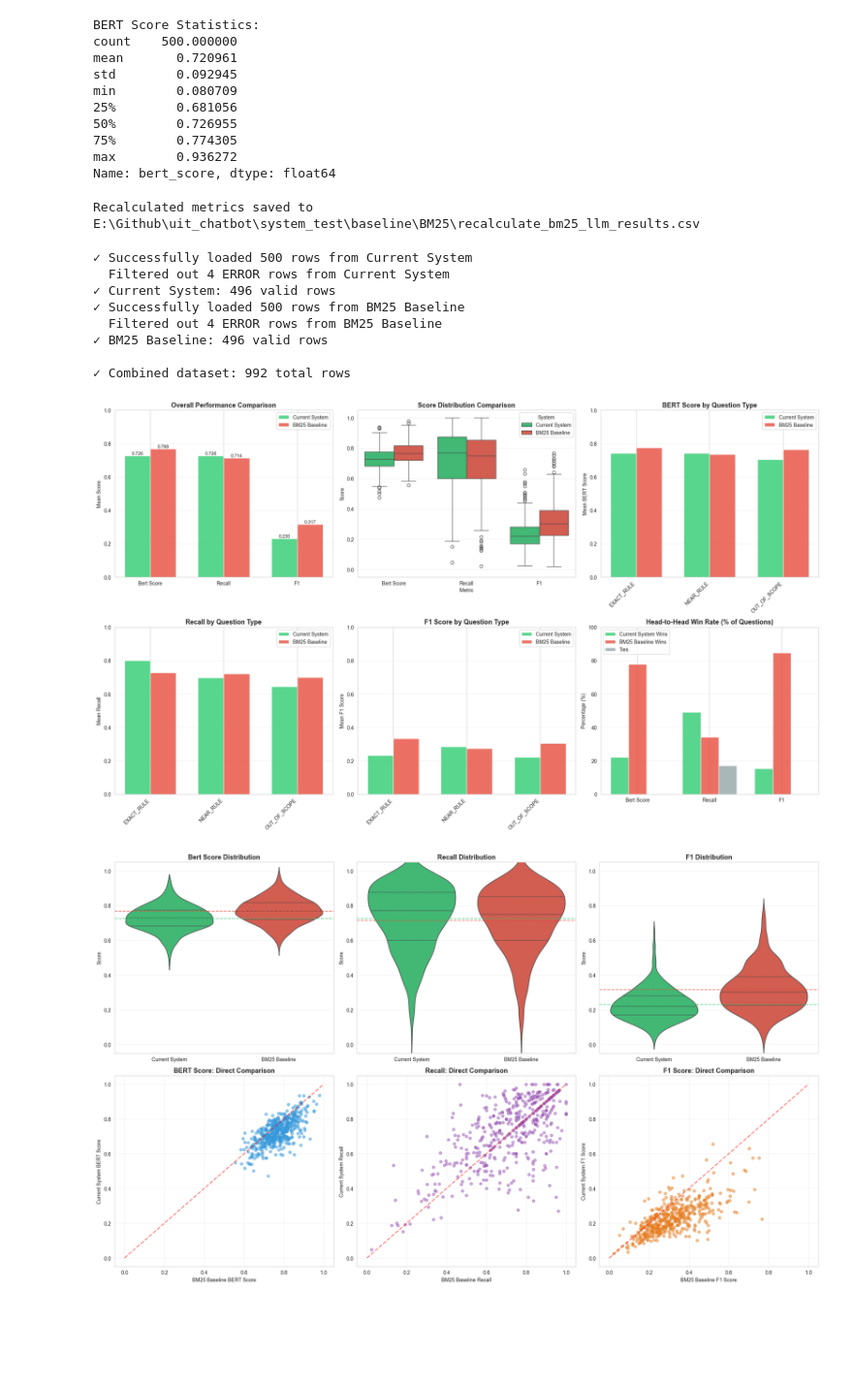
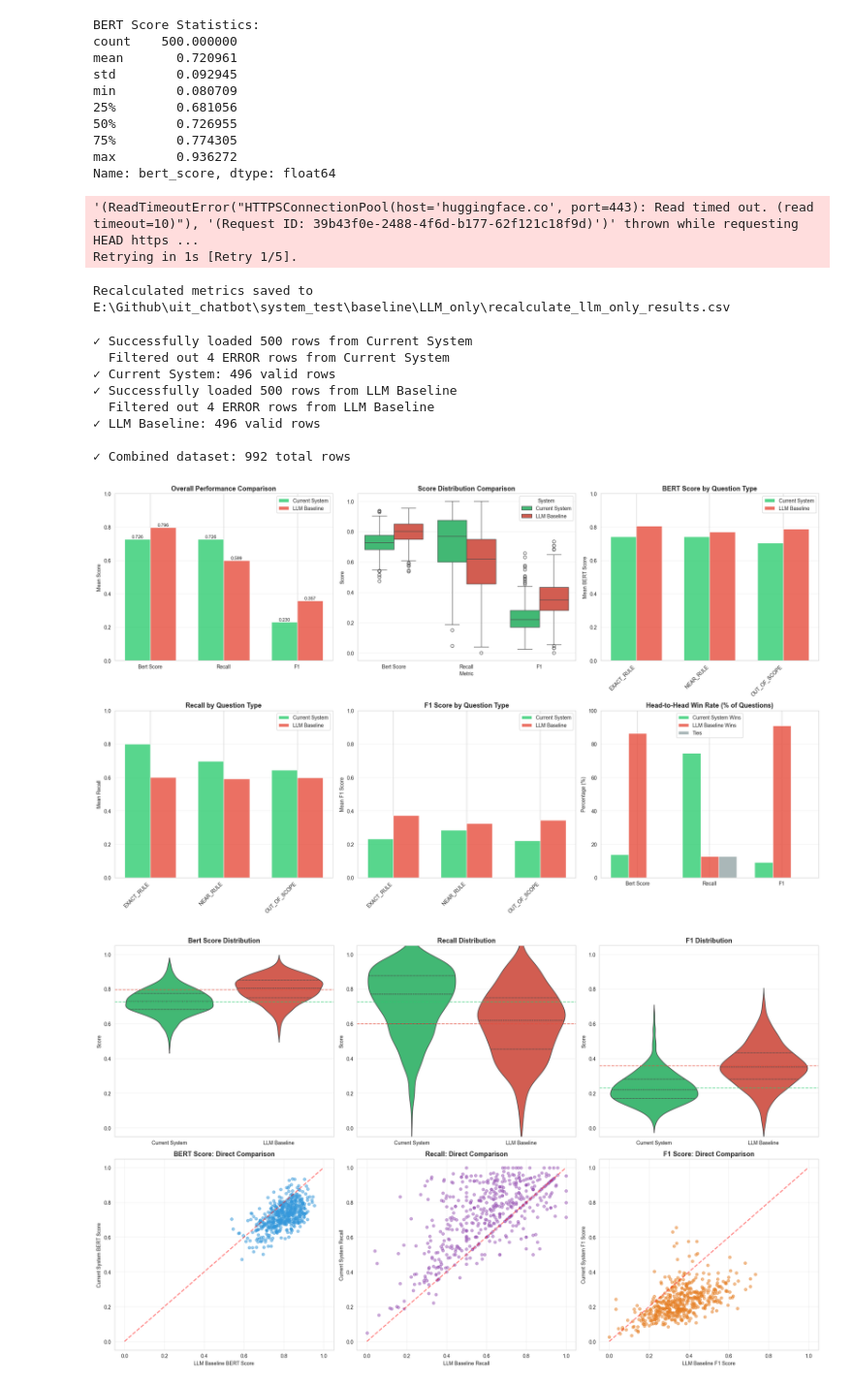
Before and after one commit to VoAnKhoi2005/uit_chatbot, a Jupyter notebook: system_test/test.ipynb, the cells around one changed output. Shown at 97% size. Saved outputs shown, nothing was run; the diff lists cells and outputs as text; code cells hidden in the pictures; blank space fills up the shorter version.

```diff
--- a/system_test/test.ipynb
+++ b/system_test/test.ipynb
@@ -113,8 +113,8 @@ Name: bert_score, dtype: float64
 import pandas as pd
 from sentence_transformers import SentenceTransformer, util
 
-INPUT_CSV = r"E:\Github\uit_chatbot\system_test\baseline\BM25\bm25_llm_results.csv"
-OUTPUT_CSV = r"E:\Github\uit_chatbot\system_test\baseline\BM25\recalculate_bm25_llm_results.csv"
+INPUT_CSV = r"E:\Github\uit_chatbot\system_test\baseline\LLM_only\llm_only_results.csv"
+OUTPUT_CSV = r"E:\Github\uit_chatbot\system_test\baseline\LLM_only\recalculate_llm_only_results.csv"
 
 # Load CSV
 df = pd.read_csv(INPUT_CSV, encoding='utf-8-sig')
@@ -177,7 +177,9 @@ df.to_csv(OUTPUT_CSV, index=False, encoding='utf-8-sig')
 
 print(f"Recalculated metrics saved to {OUTPUT_CSV}")
 # %% [output]
-Recalculated metrics saved to E:\Github\uit_chatbot\system_test\baseline\BM25\recalculate_bm25_llm_results.csv
+'(ReadTimeoutError("HTTPSConnectionPool(host='huggingface.co', port=443): Read timed out. (read timeout=10)"), '(Request ID: 39b43f0e-2488-4f6d-b177-62f121c18f9d)')' thrown while requesting HEAD https ...
+Retrying in 1s [Retry 1/5].
+Recalculated metrics saved to E:\Github\uit_chatbot\system_test\baseline\LLM_only\recalculate_llm_only_results.csv
 # %%
 import pandas as pd
 import matplotlib.pyplot as plt
@@ -195,7 +197,7 @@ plt.rcParams['font.size'] = 10
 
 # Load data with error handling
 SYSTEM1_CSV = r"E:\Github\uit_chatbot\system_test\recalculated_results.csv"
-SYSTEM2_CSV = r"E:\Github\uit_chatbot\system_test\baseline\BM25\recalculate_bm25_llm_results.csv"
+SYSTEM2_CSV = r"E:\Github\uit_chatbot\system_test\baseline\LLM_only\recalculate_llm_only_results.csv"
 
 def load_and_clean_data(filepath, system_name):
     """Load and clean data for a system"""
@@ -235,7 +237,7 @@ def load_and_clean_data(filepath, system_name):
 
 # Load both systems
 df_system1 = load_and_clean_data(SYSTEM1_CSV, "Current System")
-df_system2 = load_and_clean_data(SYSTEM2_CSV, "BM25 Baseline")
+df_system2 = load_and_clean_data(SYSTEM2_CSV, "LLM Baseline")
 
 # Combine data
 df_combined = pd.concat([df_system1, df_system2], ignore_index=True)
@@ -256,8 +258,8 @@ width = 0.35
 
 bars1 = ax1.bar(x - width/2, overall_means.loc['Current System'], width,
                 label='Current System', alpha=0.8, color='#2ecc71')
-bars2 = ax1.bar(x + width/2, overall_means.loc['BM25 Baseline'], width,
-                label='BM25 Baseline', alpha=0.8, color='#e74c3c')
+bars2 = ax1.bar(x + width/2, overall_means.loc['LLM Baseline'], width,
+                label='LLM Baseline', alpha=0.8, color='#e74c3c')
 
 # Add value labels on bars
 for bars in [bars1, bars2]:
@@ -280,7 +282,7 @@ metrics_melted = df_combined.melt(id_vars=['system'], value_vars=metrics,
                                    var_name='Metric', value_name='Score')
 metrics_melted = metrics_melted.dropna(subset=['Score'])
 sns.boxplot(data=metrics_melted, x='Metric', y='Score', hue='system', ax=ax2,
-            palette={'Current System': '#2ecc71', 'BM25 Baseline': '#e74c3c'})
+            palette={'Current System': '#2ecc71', 'LLM Baseline': '#e74c3c'})
 ax2.set_title('Score Distribution Comparison', fontweight='bold', fontsize=13)
 ax2.set_ylabel('Score')
 ax2.set_xlabel('Metric')
@@ -297,8 +299,8 @@ x = np.arange(len(question_types))
 width = 0.35
 bars1 = ax3.bar(x - width/2, bert_by_type['Current System'], width,
                 label='Current System', alpha=0.8, color='#2ecc71')
-bars2 = ax3.bar(x + width/2, bert_by_type['BM25 Baseline'], width,
-                label='BM25 Baseline', alpha=0.8, color='#e74c3c')
+bars2 = ax3.bar(x + width/2, bert_by_type['LLM Baseline'], width,
+                label='LLM Baseline', alpha=0.8, color='#e74c3c')
 ax3.set_ylabel('Mean BERT Score')
 ax3.set_title('BERT Score by Question Type', fontweight='bold', fontsize=13)
 ax3.set_xticks(x)
@@ -312,8 +314,8 @@ ax4 = plt.subplot(2, 3, 4)
 recall_by_type = df_combined.groupby(['question_type', 'system'])['recall'].mean().unstack()
 bars1 = ax4.bar(x - width/2, recall_by_type['Current System'], width,
                 label='Current System', alpha=0.8, color='#2ecc71')
-bars2 = ax4.bar(x + width/2, recall_by_type['BM25 Baseline'], width,
-                label='BM25 Baseline', alpha=0.8, color='#e74c3c')
+bars2 = ax4.bar(x + width/2, recall_by_type['LLM Baseline'], width,
+                label='LLM Baseline', alpha=0.8, color='#e74c3c')
 ax4.set_ylabel('Mean Recall')
 ax4.set_title('Recall by Question Type', fontweight='bold', fontsize=13)
 ax4.set_xticks(x)
@@ -327,8 +329,8 @@ ax5 = plt.subplot(2, 3, 5)
 f1_by_type = df_combined.groupby(['question_type', 'system'])['f1'].mean().unstack()
 bars1 = ax5.bar(x - width/2, f1_by_type['Current System'], width,
                 label='Current System', alpha=0.8, color='#2ecc71')
-bars2 = ax5.bar(x + width/2, f1_by_type['BM25 Baseline'], width,
-                label='BM25 Baseline', alpha=0.8, color='#e74c3c')
+bars2 = ax5.bar(x + width/2, f1_by_type['LLM Baseline'], width,
+                label='LLM Baseline', alpha=0.8, color='#e74c3c')
 ax5.set_ylabel('Mean F1 Score')
 ax5.set_title('F1 Score by Question Type', fontweight='bold', fontsize=13)
 ax5.set_xticks(x)
@@ -353,7 +355,7 @@ for metric in metrics:
     win_rates.append({
         'metric': metric,
         'Current System': s1_wins / total * 100,
-        'BM25 Baseline': s2_wins / total * 100,
+        'LLM Baseline': s2_wins / total * 100,
         'Ties': ties / total * 100
     })
 
@@ -362,7 +364,7 @@ x = np.arange(len(metrics))
 width = 0.25
 ax6.bar(x - width, win_df['Current System'], width, label='Current System Wins',
         alpha=0.8, color='#2ecc71')
-ax6.bar(x, win_df['BM25 Baseline'], width, label='BM25 Baseline Wins',
+ax6.bar(x, win_df['LLM Baseline'], width, label='LLM Baseline Wins',
         alpha=0.8, color='#e74c3c')
 ax6.bar(x + width, win_df['Ties'], width, label='Ties', alpha=0.8, color='#95a5a6')
 ax6.set_ylabel('Percentage (%)')
@@ -386,7 +388,7 @@ fig2 = plt.figure(figsize=(20, 12))
 for idx, metric in enumerate(metrics):
     ax = plt.subplot(2, 3, idx + 1)
     sns.violinplot(data=df_combined, x='system', y=metric, ax=ax,
-                   palette={'Current System': '#2ecc71', 'BM25 Baseline': '#e74c3c'},
+                   palette={'Current System': '#2ecc71', 'LLM Baseline': '#e74c3c'},
                    inner='quartile')
     ax.set_title(f'{metric.replace("_", " ").title()} Distribution',
                  fontweight='bold', fontsize=13)
@@ -396,7 +398,7 @@ for idx, metric in enumerate(metrics):
     ax.grid(axis='y', alpha=0.3)
 
     # Add mean lines
-    for system, color in [('Current System', '#2ecc71'), ('BM25 Baseline', '#e74c3c')]:
+    for system, color in [('Current System', '#2ecc71'), ('LLM Baseline', '#e74c3c')]:
         mean_val = df_combined[df_combined['system'] == system][metric].mean()
         ax.axhline(y=mean_val, color=color, linestyle='--', linewidth=1.5, alpha=0.7)
 
@@ -405,7 +407,7 @@ ax4 = plt.subplot(2, 3, 4)
 ax4.scatter(comparison['bert_score_s2'], comparison['bert_score_s1'],
            alpha=0.5, s=30, c='#3498db')
 ax4.plot([0, 1], [0, 1], 'r--', alpha=0.5, linewidth=2)
-ax4.set_xlabel('BM25 Baseline BERT Score')
+ax4.set_xlabel('LLM Baseline BERT Score')
 ax4.set_ylabel('Current System BERT Score')
 ax4.set_title('BERT Score: Direct Comparison', fontweight='bold', fontsize=13)
 ax4.grid(alpha=0.3)
@@ -416,7 +418,7 @@ ax5 = plt.subplot(2, 3, 5)
 ax5.scatter(comparison['recall_s2'], comparison['recall_s1'],
            alpha=0.5, s=30, c='#9b59b6')
 ax5.plot([0, 1], [0, 1], 'r--', alpha=0.5, linewidth=2)
-ax5.set_xlabel('BM25 Baseline Recall')
+ax5.set_xlabel('LLM Baseline Recall')
 ax5.set_ylabel('Current System Recall')
 ax5.set_title('Recall: Direct Comparison', fontweight='bold', fontsize=13)
 ax5.grid(alpha=0.3)
@@ -427,7 +429,7 @@ ax6 = plt.subplot(2, 3, 6)
 ax6.scatter(comparison['f1_s2'], comparison['f1_s1'],
            alpha=0.5, s=30, c='#e67e22')
 ax6.plot([0, 1], [0, 1], 'r--', alpha=0.5, linewidth=2)
-ax6.set_xlabel('BM25 Baseline F1 Score')
+ax6.set_xlabel('LLM Baseline F1 Score')
 ax6.set_ylabel('Current System F1 Score')
 ax6.set_title('F1 Score: Direct Comparison', fontweight='bold', fontsize=13)
 ax6.grid(alpha=0.3)
@@ -450,7 +452,7 @@ print("-" * 80)
 summary = df_combined.groupby('system')[metrics].agg(['mean', 'std', 'median'])
 print(summary.round(4))
 
-print("\n2. Performance Improvement (Current System vs BM25 Baseline):")
+print("\n2. Performance Improvement (Current System vs LLM Baseline):")
 print("-" * 80)
 improvements = {}
 for metric in metrics:
@@ -460,7 +462,7 @@ for metric in metrics:
     pct_change = (diff / baseline_mean * 100) if baseline_mean != 0 else 0
     improvements[metric] = {
         'Current System': current_mean,
-        'BM25 Baseline': baseline_mean,
+        'LLM Baseline': baseline_mean,
         'Difference': diff,
         'Improvement %': pct_change
     }
@@ -482,40 +484,40 @@ for metric in metrics:
     ties = (comparison[f'{metric}_s1'] == comparison[f'{metric}_s2']).sum()
     print(f"\n{metric.replace('_', ' ').title()}:")
     print(f"  Current System wins: {s1_wins} ({s1_wins/len(comparison)*100:.1f}%)")
-    print(f"  BM25 Baseline wins:  {s2_wins} ({s2_wins/len(comparison)*100:.1f}%)")
+    print(f"  LLM Baseline wins:  {s2_wins} ({s2_wins/len(comparison)*100:.1f}%)")
     print(f"  Ties:                {ties} ({ties/len(comparison)*100:.1f}%)")
 
 print("\n5. Questions Where Current System Significantly Outperforms (diff > 0.2):")
 print("-" * 80)
 for metric in metrics:
     diff_col = f'{metric}_diff'
     comparison[diff_col] = comparison[f'{metric}_s1'] - comparison[f'{metric}_s2']
     better = comparison[comparison[diff_col] > 0.2].sort_values(diff_col, ascending=False)
     print(f"\n{metric.replace('_', ' ').title()}: {len(better)} questions")
     if len(better) > 0:
         print(better[[f'{metric}_s1', f'{metric}_s2', diff_col]].head(5))
 
-print("\n6. Questions Where BM25 Baseline Outperforms (diff < -0.2):")
+print("\n6. Questions Where LLM Baseline Outperforms (diff < -0.2):")
 print("-" * 80)
 for metric in metrics:
     diff_col = f'{metric}_diff'
     worse = comparison[comparison[diff_col] < -0.2].sort_values(diff_col)
     print(f"\n{metric.replace('_', ' ').title()}: {len(worse)} questions")
     if len(worse) > 0:
         print(worse[[f'{metric}_s1', f'{metric}_s2', diff_col]].head(5))
 
 print("\n" + "="*80)
 # %% [output]
 ✓ Successfully loaded 500 rows from Current System
   Filtered out 4 ERROR rows from Current System
 ✓ Current System: 496 valid rows
-✓ Successfully loaded 500 rows from BM25 Baseline
-  Filtered out 4 ERROR rows from BM25 Baseline
-✓ BM25 Baseline: 496 valid rows
+✓ Successfully loaded 500 rows from LLM Baseline
+  Filtered out 4 ERROR rows from LLM Baseline
+✓ LLM Baseline: 496 valid rows
 
 ✓ Combined dataset: 992 total rows
-[figure, old version]
+[figure, new version]
-[figure, old version]
+[figure, new version]
 ================================================================================
 SYSTEM COMPARISON SUMMARY
 ================================================================================
```
Also changed, not shown: parts of 5 cells of this notebook, 12 other files.
